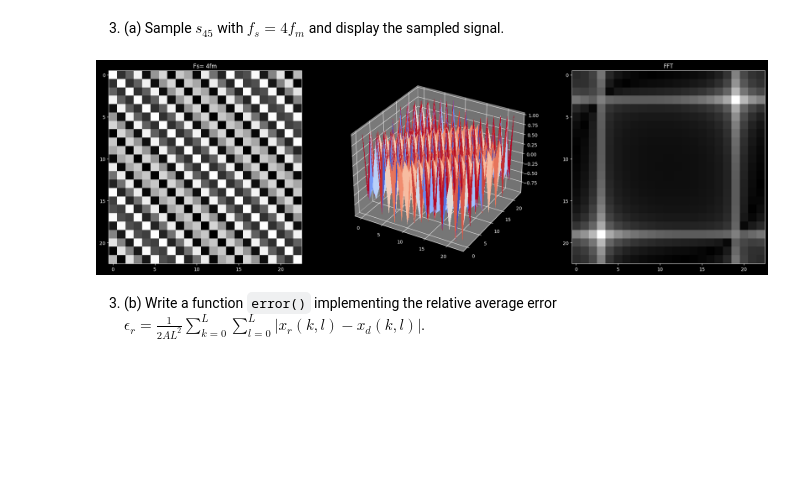
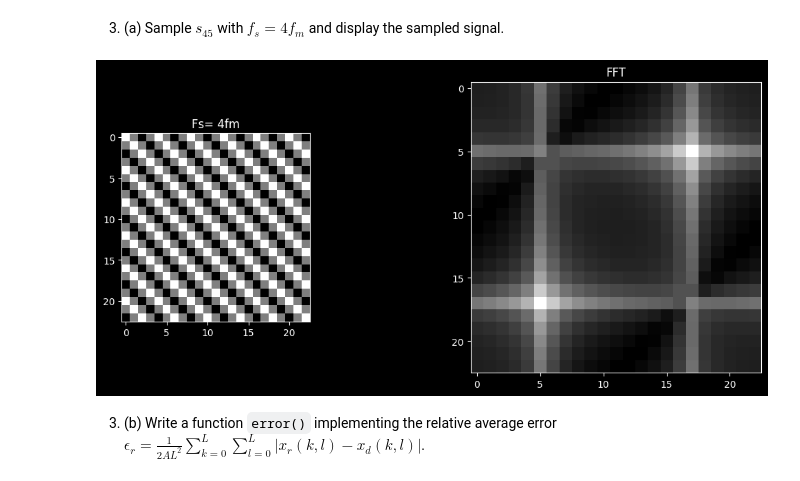
Before and after one commit to HugoRdet/BIMA, a Jupyter notebook: TME3/TME3.ipynb, the cells around one changed output. Drawn from its saved outputs; the diff is of its cells as text; code cells hidden in the pictures; blank space fills up the shorter version.

```diff
--- a/TME3/TME3.ipynb
+++ b/TME3/TME3.ipynb
@@ -173,23 +178,20 @@ en augmentant le nombre de samples on remarque plusieurs choses:
 # %% [markdown]
 3. (a) Sample $s_{45}$ with $f_s=4 f_m$ and display the sampled signal.
 # %%
-fig = plt.figure(figsize=(1000//40,1000//40))
+fig = plt.figure(figsize=(1000//80,1000//80))
 
-I2=sinusoid2d(A=1,theta=45,T0=45,Te=1/(4*fm),size=512)
+I2=sinusoid2d(A=1,theta=45,T0=64,Te=1/(4*fm),size=512)
 ax = fig.add_subplot(1, 3, 1)
 ax.imshow(I2,cmap="gray")
 ax.set_title("Fs= 4fm")
-ax = fig.add_subplot(1, 3, 2, projection='3d')
-X,Y = np.meshgrid(range(I2.shape[1]), range(I2.shape[0]))
 
-ax.plot_surface(X, Y, I2, rstride=1, cstride=1, cmap=cm.coolwarm,linewidth=0, antialiased=False)
-ax = fig.add_subplot(1, 3, 3)
+ax = fig.add_subplot(1, 2, 2)
 ax.imshow(np.log(1+np.abs(np.fft.fftshift(np.fft.fft2(I2)))),cmap="gray")
 ax.set_title('FFT')
 
 plt.show()
 # %% [output]
-[figure, old version]
+[figure, new version]
 # %% [markdown]
 3. (b) Write a function `error()` implementing the relative average error $\displaystyle\epsilon_r = \frac 1{2AL^2}\sum_{k=0}^L\sum_{l=0}^L |x_r(k,l)-x_d(k,l)|$.
 # %%
```
Also changed, not shown: parts of 21 cells of this notebook, 6 other files.
